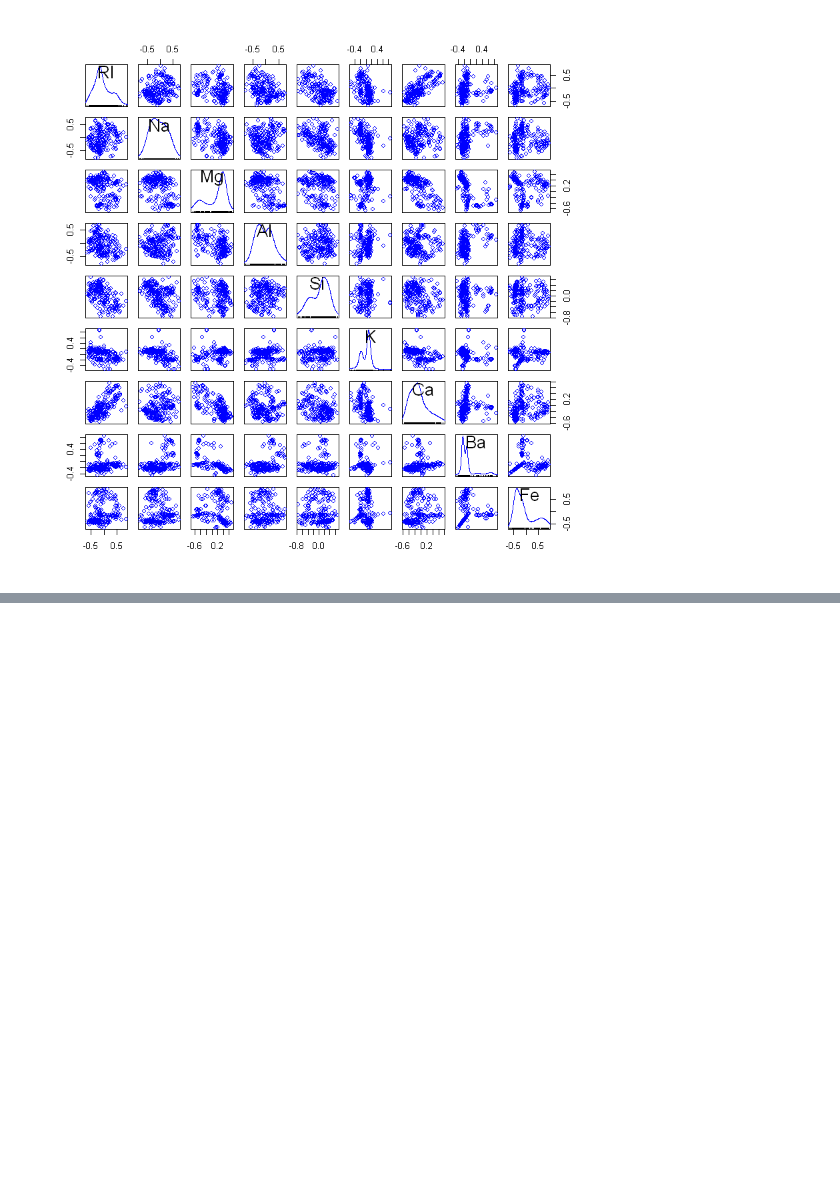
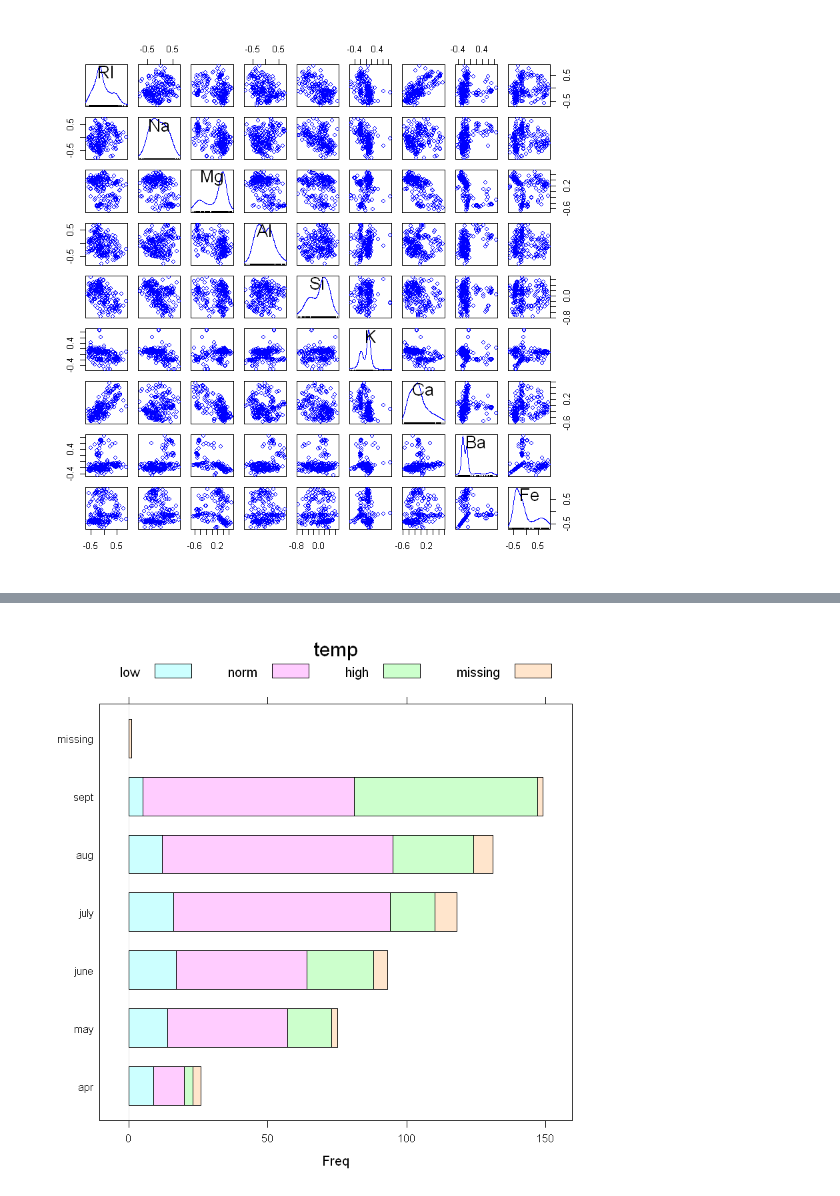
Before and after one commit to Randallzoeng/BookClub, a Jupyter notebook: AppliedPredictiveModeling/Chap. 3 Exercises.ipynb, the cells around one changed output, grey strips where cells are left out. Cells and saved outputs as stored; diff of their text form; code cells hidden in the pictures; blank space fills up the shorter version.

```diff
--- a/AppliedPredictiveModeling/Chap. 3 Exercises.ipynb
+++ b/AppliedPredictiveModeling/Chap. 3 Exercises.ipynb
@@ -89,0 +163,5 @@ spm(glass_spatial,smooth=F,regLine = F)
+# %%
+library(lattice)
+barchart(table(df$date,df$temp),auto.key=list(columns=4,title="temp"))
+# %% [output]
+[figure, added]
```
Also changed, not shown: parts of 19 cells of this notebook.
